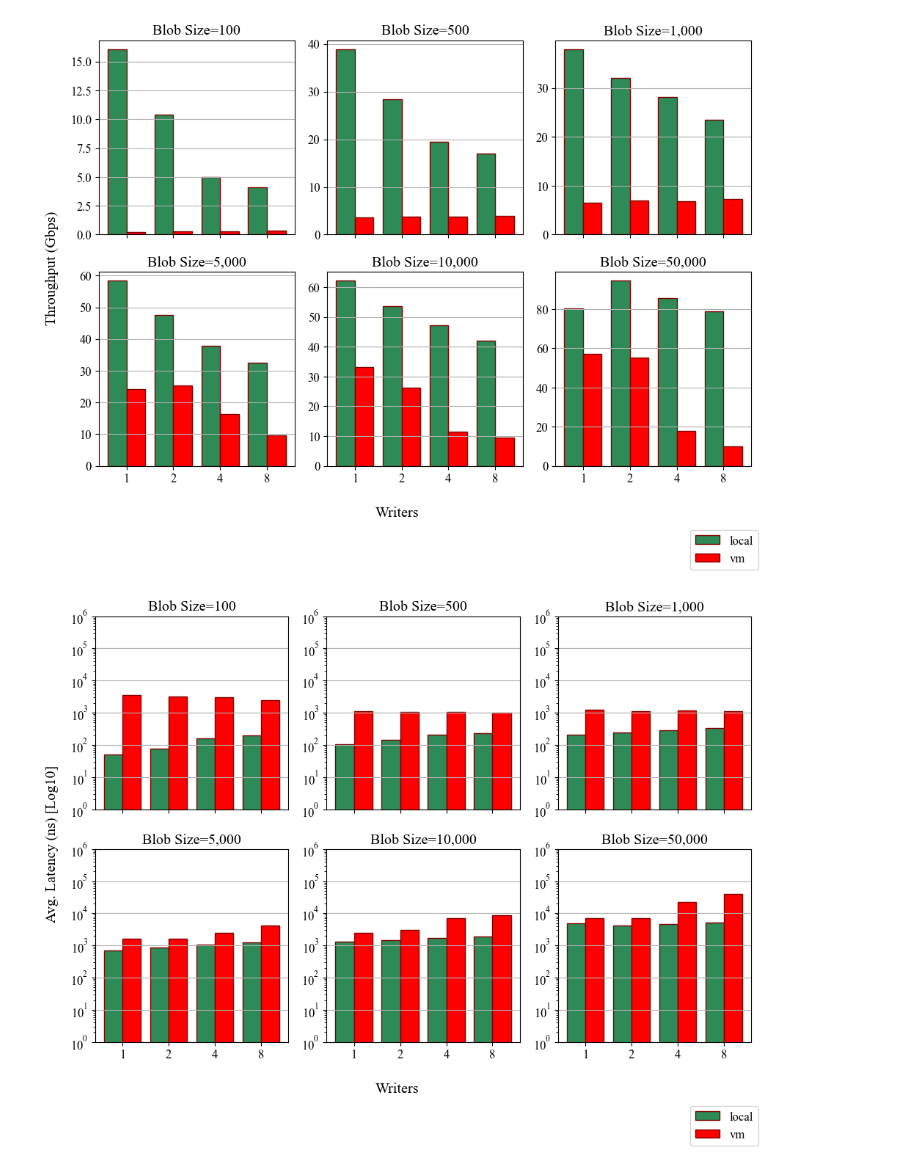
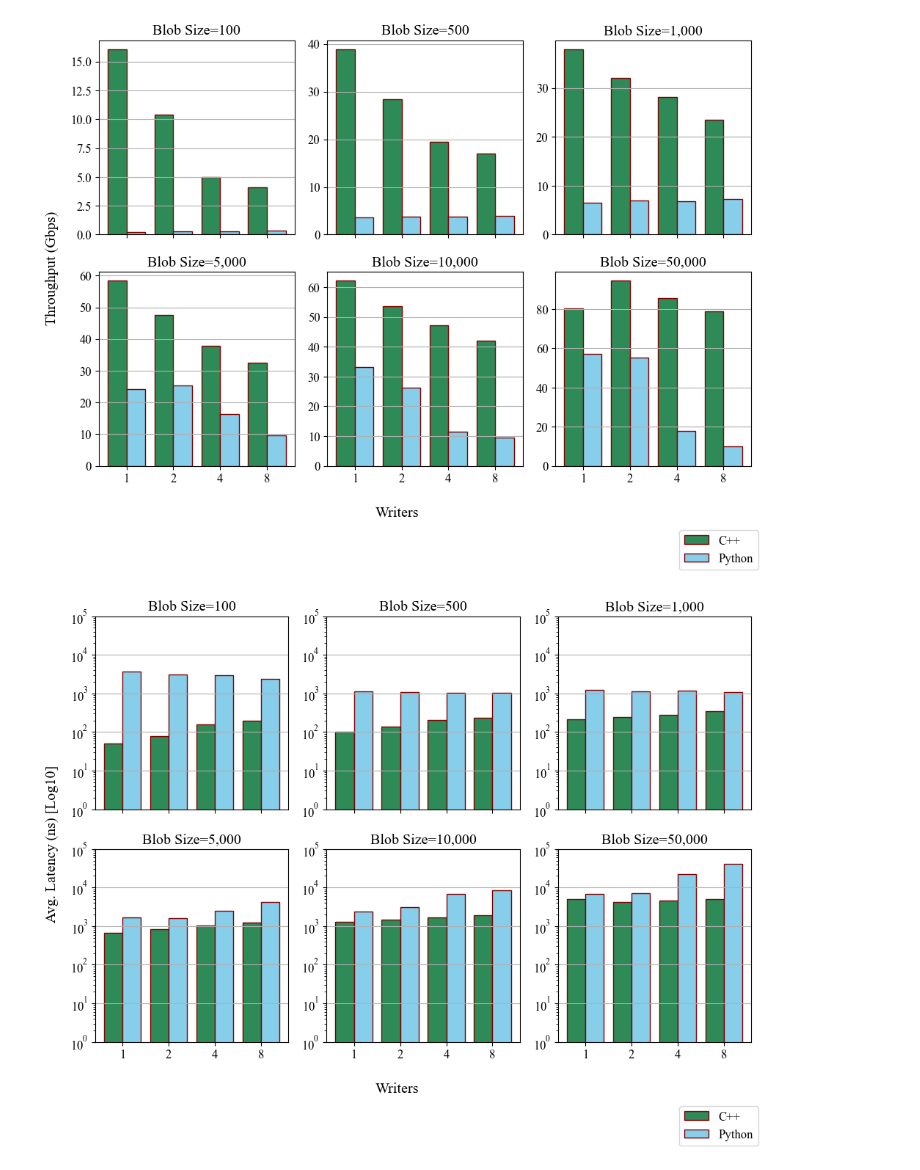
Before and after one commit to davidmaaghul/FRAL, a Jupyter notebook: fral/testing/performance_tests/notebooks/pc_test.ipynb, the cells around one changed output. Cells and saved outputs as stored; diff of their text form; code cells hidden in the pictures.

```diff
--- a/fral/testing/performance_tests/notebooks/pc_test.ipynb
+++ b/fral/testing/performance_tests/notebooks/pc_test.ipynb
@@ -31,8 +31,8 @@ def create_plots(df1, df2, ytitle, val_col, filename, logscale = False, ylim = N
             sub_df2 = df2[df2['Size'] == w]
             labels = ['{:,}'.format(value) for value in sub_df1['Writers']]
             x = np.arange(len(labels))
-            sub.bar(x - 0.2 ,list(sub_df1[val_col].values), color ='seagreen', width = 0.4, label='local', edgecolor='maroon')
-            sub.bar(x + 0.2 ,list(sub_df2[val_col].values), color ='r', width = 0.4, label='vm', edgecolor='maroon')
+            sub.bar(x - 0.2 ,list(sub_df1[val_col].values), color ='seagreen', width = 0.4, label='C++', edgecolor='maroon')
+            sub.bar(x + 0.2 ,list(sub_df2[val_col].values), color ='skyblue', width = 0.4, label='Python', edgecolor='maroon')
             sub.set_xticks(x)
             sub.set_title(f"Blob Size={'{:,}'.format(w)}")
             if logscale:
@@ -57,10 +57,9 @@ cpp_df = pd.read_csv("../test-results/pc_test.csv")
 py_df = pd.read_csv("../test-results/py_pc_test.csv")
 update_df(cpp_df)
 update_df(py_df)
-print(py_df)
-print(cpp_df)
-create_plots(cpp_df, py_df, 'Throughput (Gbps)', 'Gbps', "../test-results/pc_test_throughput2.png")
-create_plots(cpp_df, py_df, 'Avg. Latency (ns) [Log10]', 'avg_latency', "../test-results/pc_test_latency2.png", True,ylim=[1, 10**6])
+
+create_plots(cpp_df, py_df, 'Throughput (Gbps)', 'Gbps', "../test-results/pc_test_throughput.png")
+create_plots(cpp_df, py_df, 'Avg. Latency (ns) [Log10]', 'avg_latency', "../test-results/pc_test_latency.png", True,ylim=[1, 10**5])
 
 
 columns = ['Entries', 'Writers', 'Size', 'avg_latency', 'Gbps']
@@ -100,6 +99,6 @@ print(out_df.to_latex(index=False, float_format="{:,.1f}".format, formatters={"B
 8 & 10,000 & 1,898.0 & 8,497.1 & 42.1 & 9.4 \\
 8 & 50,000 & 5,072.5 & 40,621.5 & 78.9 & 9.8 \\
 \bottomrule
 \end{tabular}
-[figure, old version]
+[figure, new version]
-[figure, old version]
+[figure, new version]
```
Also changed, not shown: parts of 1 cell of this notebook, 15 other files.
